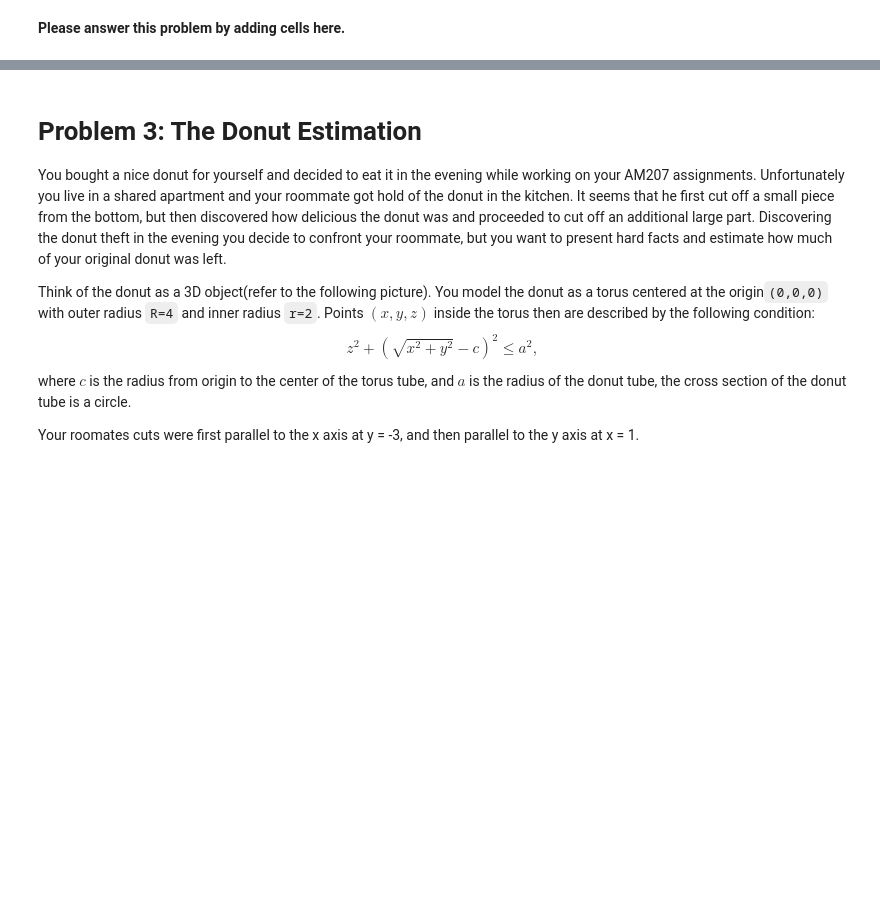
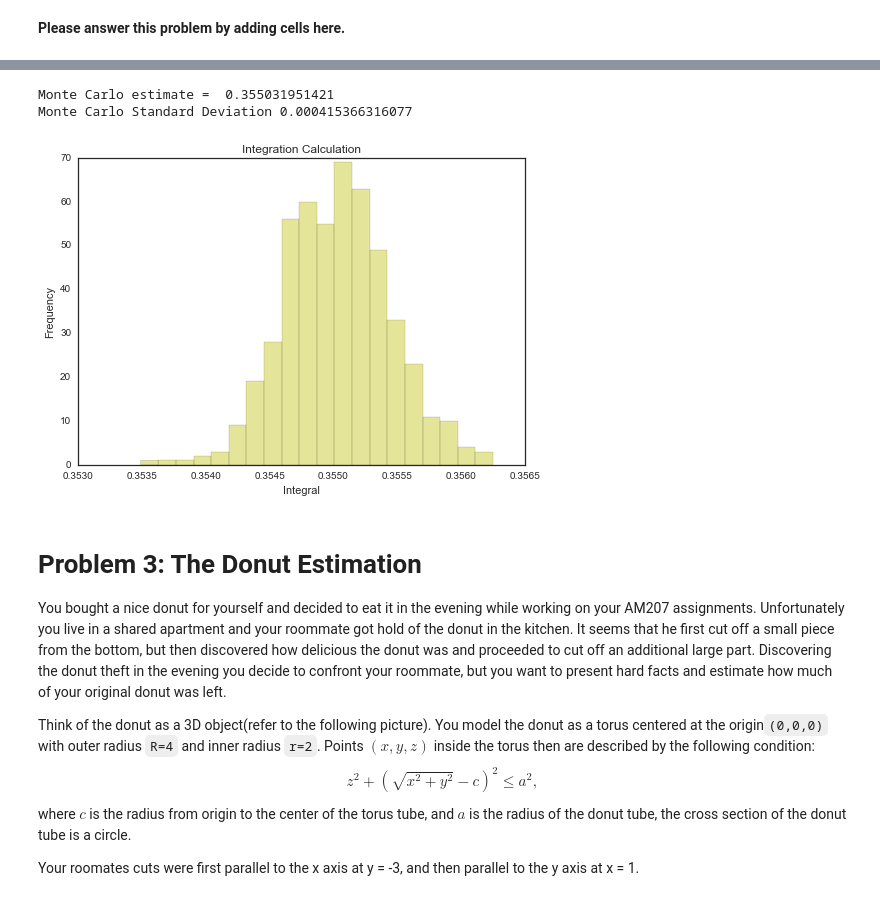
Before and after one commit to xdai1091/2016, a Jupyter notebook: Homework/AM207-Xingchi_Dai_HW1.ipynb, the cells around one changed output, grey strips where cells are left out. Cells and saved outputs as stored; diff of their text form; code cells hidden in the pictures; blank space fills up the shorter version.

```diff
--- a/Homework/AM207-Xingchi_Dai_HW1.ipynb
+++ b/Homework/AM207-Xingchi_Dai_HW1.ipynb
@@ -67,3 +149,9 @@ Test your function by solving the following integrals:
+# %%
+estimate_integral_MC(second_inte,0,1,100000.0,500)
+# %% [output]
+Monte Carlo estimate =  0.355031951421
+Monte Carlo Standard Deviation 0.000415366316077
+[figure, added]
 # %% [markdown]
 # Problem 3: The Donut Estimation
 
```
Also changed, not shown: parts of 34 cells of this notebook.
